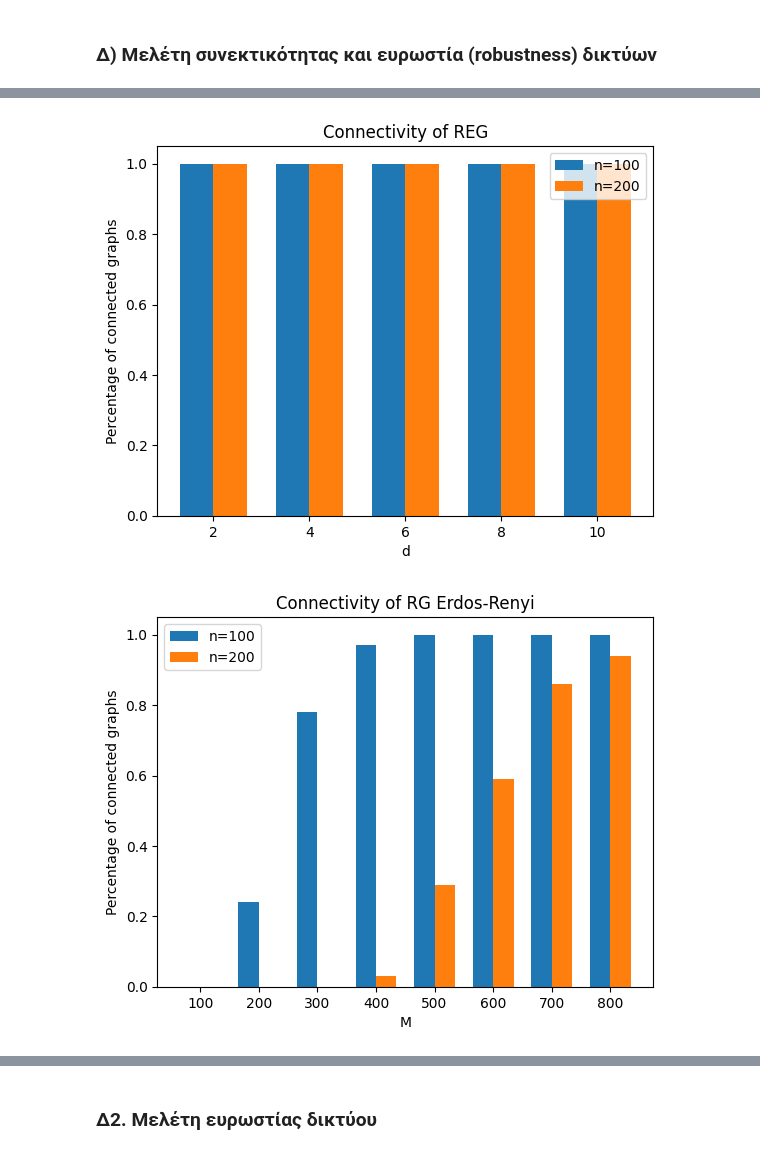
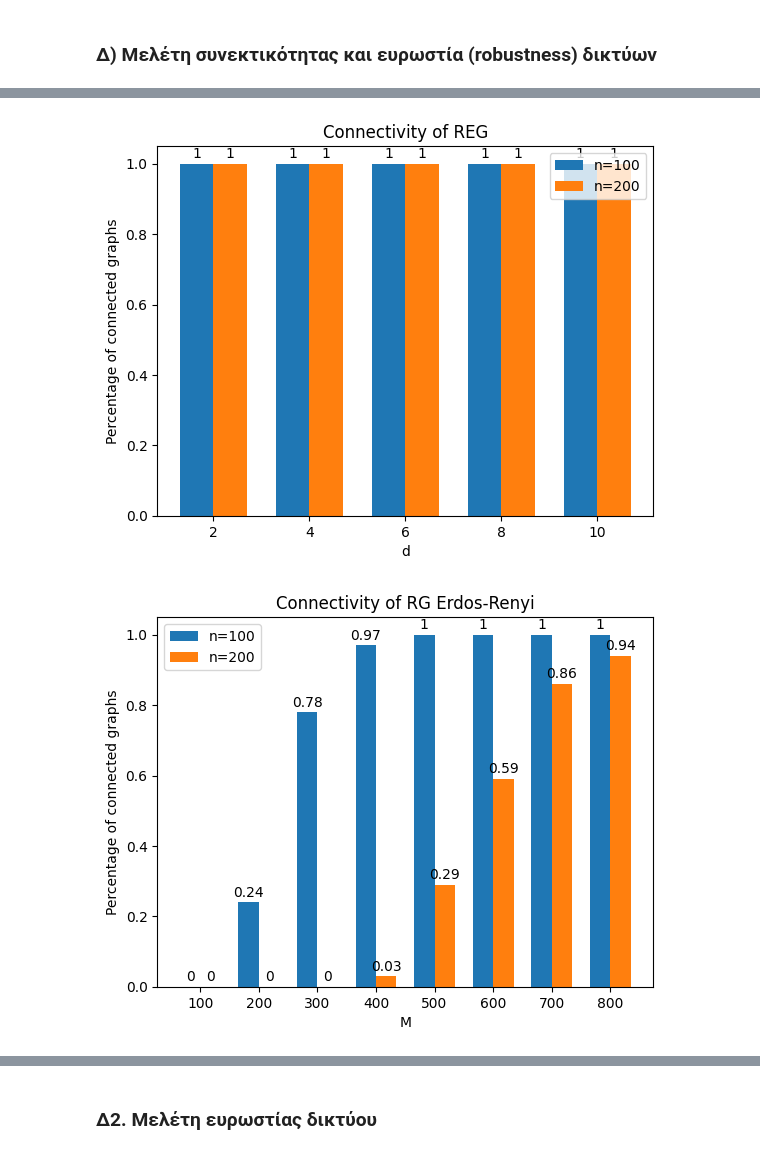
Before and after one commit to geokyr/ece-ntua-social-network-analysis, a Jupyter notebook: lab01/lab01.ipynb, the cells around one changed output, grey strips where cells are left out. Saved outputs shown, nothing was run; the diff lists cells and outputs as text; code cells hidden in the pictures.

```diff
--- a/lab01/lab01.ipynb
+++ b/lab01/lab01.ipynb
@@ -895,7 +889,7 @@ After finding the 41st largest weakly connected component of the web-Stanford gr
 #### Δ1.3 Ποιες είναι οι κρίσιμες τιμές για κάθε τύπο δικτύου οι οποίες οδηγούν σε μετάβαση φάσης (phase transitions);
 #### Δ1.4 Ποιες μεταβάσεις φάσης είναι απότομες (sharp) και ποιες ομαλές (smooth);
 # %%
-# array for d values to be tested and connectivity lists for n = 100 and n = 200
+# array for d values to be tested and connectivity lists for n=100 and n=200
 ds = np.arange(2, 12, 2)
 first = []
 second = []
@@ -929,14 +923,15 @@ rects2 = ax.bar(x + width/2, second, width, label='n=200')
 ax.set_ylabel('Percentage of connected graphs')
 ax.set_xlabel('d')
 ax.set_title('Connectivity of REG')
-ax.set_xticks(x)
-ax.set_xticklabels(ds)
+ax.set_xticks(x, ds)
 ax.legend()
+ax.bar_label(rects1, padding=2)
+ax.bar_label(rects2, padding=2)
 plt.show()
 # %% [output]
-[figure, old version]
+[figure, new version]
 # %%
-# array for M values to be tested and connectivity lists for n = 100 and n = 200
+# array for M values to be tested and connectivity lists for n=100 and n=200
 Ms = np.arange(100, 900, 100)
 first = []
 second = []
@@ -946,33 +941,34 @@ for n in [100, 200]:
         connected = 0
 
         # create 100 random graphs with this n and M
         for i in range(100):
             G = nx.gnm_random_graph(n, M, seed=i)
 
             # if the graph is connected, add 1 to the counter
             if nx.is_connected(G):
                 connected += 1
 
         # calculate the percentage of connected graphs and append it to the respective connectivity list
         if n == 100:
             first.append(connected / 100)
         else:
             second.append(connected / 100)
 
 # create a grouped bar chart
 x = np.arange(len(Ms))
 width = 0.35
 
 fig, ax = plt.subplots()
 rects1 = ax.bar(x - width/2, first, width, label='n=100')
 rects2 = ax.bar(x + width/2, second, width, label='n=200')
 
 ax.set_ylabel('Percentage of connected graphs')
 ax.set_xlabel('M')
 ax.set_title('Connectivity of RG Erdos-Renyi')
-ax.set_xticks(x)
-ax.set_xticklabels(Ms)
+ax.set_xticks(x, Ms)
 ax.legend()
+ax.bar_label(rects1, padding=2)
+ax.bar_label(rects2, padding=2)
 plt.show()
 # %% [output]
-[figure, old version]
+[figure, new version]
```
Also changed, not shown: parts of 17 cells of this notebook.
